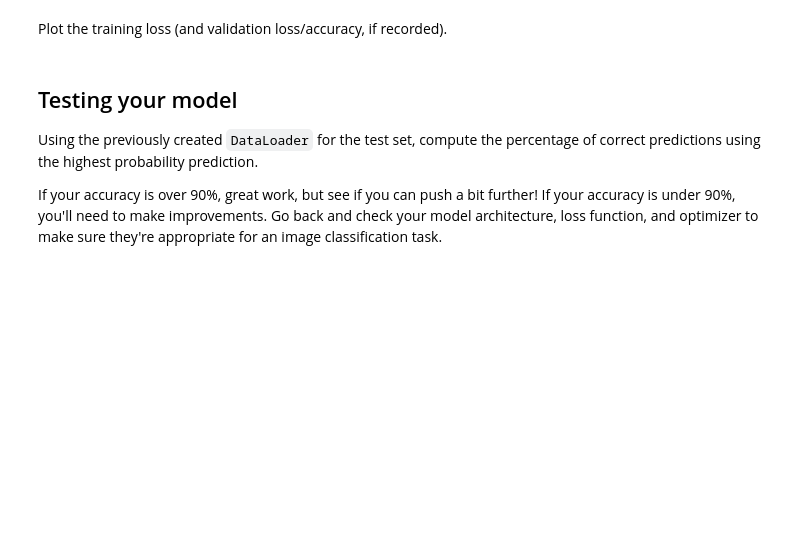
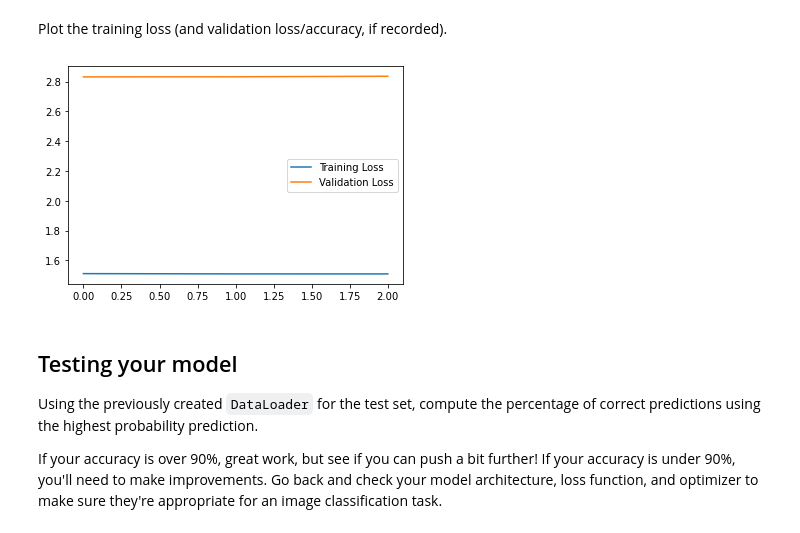
Before and after one commit to mrgiba/udacity-deeplearning, a Jupyter notebook: introduction-deep-learning/project/MNIST_Handwritten_Digits-STARTER.ipynb, the cells around one changed output. Drawn from its saved outputs; the diff is of its cells as text; code cells hidden in the pictures; blank space fills up the shorter version.

```diff
--- a/introduction-deep-learning/project/MNIST_Handwritten_Digits-STARTER.ipynb
+++ b/introduction-deep-learning/project/MNIST_Handwritten_Digits-STARTER.ipynb
@@ -23,3 +24,6 @@ import torchvision.transforms as transforms
 import torchvision.datasets as datasets
 import matplotlib.pyplot as plt
 import numpy as np
+# %%
+device = torch.device('cuda' if torch.cuda.is_available() else 'cpu')
+device
@@ -89,3 +132,24 @@ Use any architecture you like.
+# %%
+class Net(nn.Module):
+    def __init__(self):
+        super().__init__()
+        self.flatten = nn.Flatten()
+        # self.fc1 = nn.Linear(28, 20)
+        # self.fc2 = nn.Linear(20, 15)
+        # self.fc3 = nn.Linear(15, 10)
+        self.fc1 = nn.Linear(28 * 28, 128)
+        self.fc2 = nn.Linear(128, 64)
+        self.fc3 = nn.Linear(64, 10)
+        self.softmax = nn.Softmax(dim=1)
+
+    def forward(self, x):
+        # x = x.view(-1, 28)
+        x = self.flatten(x)
+        x = nn.functional.relu(self.fc1(x))
+        x = nn.functional.relu(self.fc2(x))
+        x = self.fc3(x)
+        x = self.softmax(x)
+        return x
 # %% [markdown]
 Specify a loss function and an optimizer, and instantiate the model.
 
@@ -95,3 +157,14 @@ If you use a less common loss function, please note why you chose that loss func
+# %%
+## YOUR CODE HERE ##
+
+# Instantiate the model
+net = Net()
+net.to(device)
+
+# Specify the loss function and optimizer
+criterion = nn.CrossEntropyLoss()
+# optimizer = optim.SGD(net.parameters(), lr=0.05, momentum=0.9)
+optimizer = optim.Adam(net.parameters(), lr=0.001)
 # %% [markdown]
 ## Running your Neural Network
 Use whatever method you like to train your neural network, and ensure you record the average loss at each epoch.
@@ -107,3 +259,12 @@ Plot the training loss (and validation loss/accuracy, if recorded).
+# %%
+## YOUR CODE HERE ##
+
+plt.plot(train_loss_history, label="Training Loss")
+plt.plot(val_loss_history, label="Validation Loss")
+plt.legend()
+plt.show()
+# %% [output]
+[figure, added]
 # %% [markdown]
 ## Testing your model
 Using the previously created `DataLoader` for the test set, compute the percentage of correct predictions using the highest probability prediction.
```
Also changed, not shown: parts of 10 cells of this notebook.
